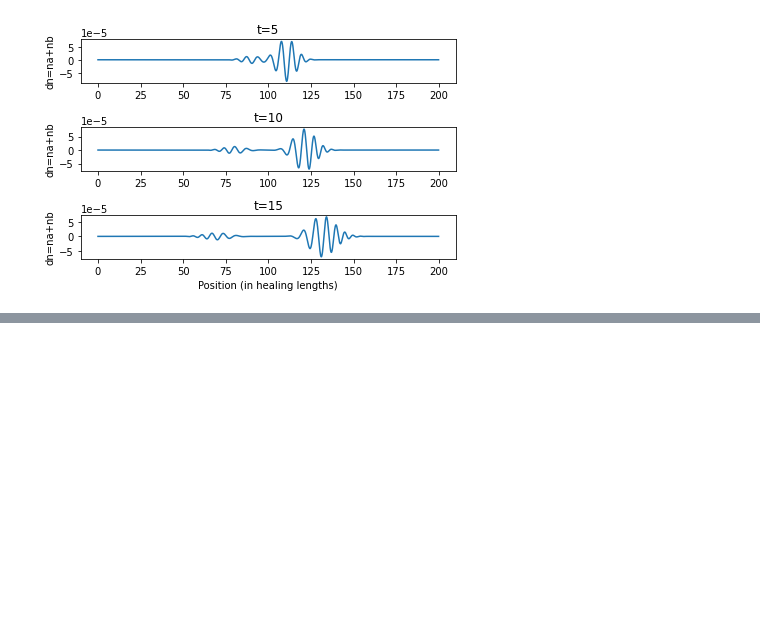
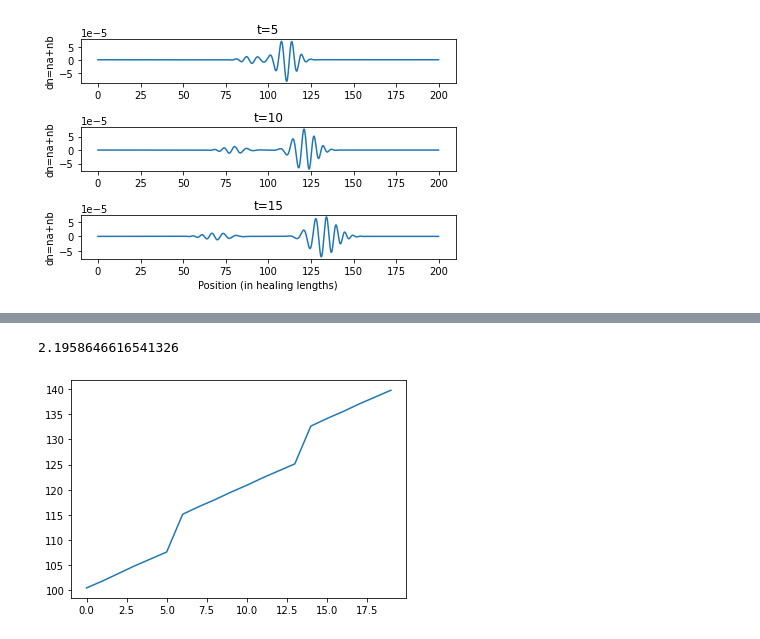
Before and after one commit to ebbeborg/GPsolver, a Jupyter notebook: results/results.ipynb, the cells around one changed output, grey strips where cells are left out. Cells and saved outputs as stored; diff of their text form; code cells hidden in the pictures; blank space fills up the shorter version.

Commit message:
group velocity looks fine

```diff
--- a/results/results.ipynb
+++ b/results/results.ipynb
@@ -64,0 +68,23 @@ plt.plot(k, w2)
+# %%
+#finding dw/dk to get an idea of group velocity of spin mode
+#idea is to find position of relative density mode peak for each timestep
+#then graph position and time and fit the line to find gorup velocity
+spinmodes=np.subtract(a,b).tolist()
+max_index=[]  #peak position index
+
+for row in spinmodes:
+    max_value=max(row)
+    max_index.append(row.index(max_value))
+
+max_position=[i*dx for i in max_index]
+
+#plotting peak position in space and time
+time=np.arange(0,20,1)
+plt.plot(time, max_position)
+
+#finding group velocity
+m,b=np.polyfit(time, max_position,1)
+print(m)
+# %% [output]
+2.1958646616541326
+[figure, added]
```
Also changed, not shown: parts of 4 cells of this notebook, 2 other files.
